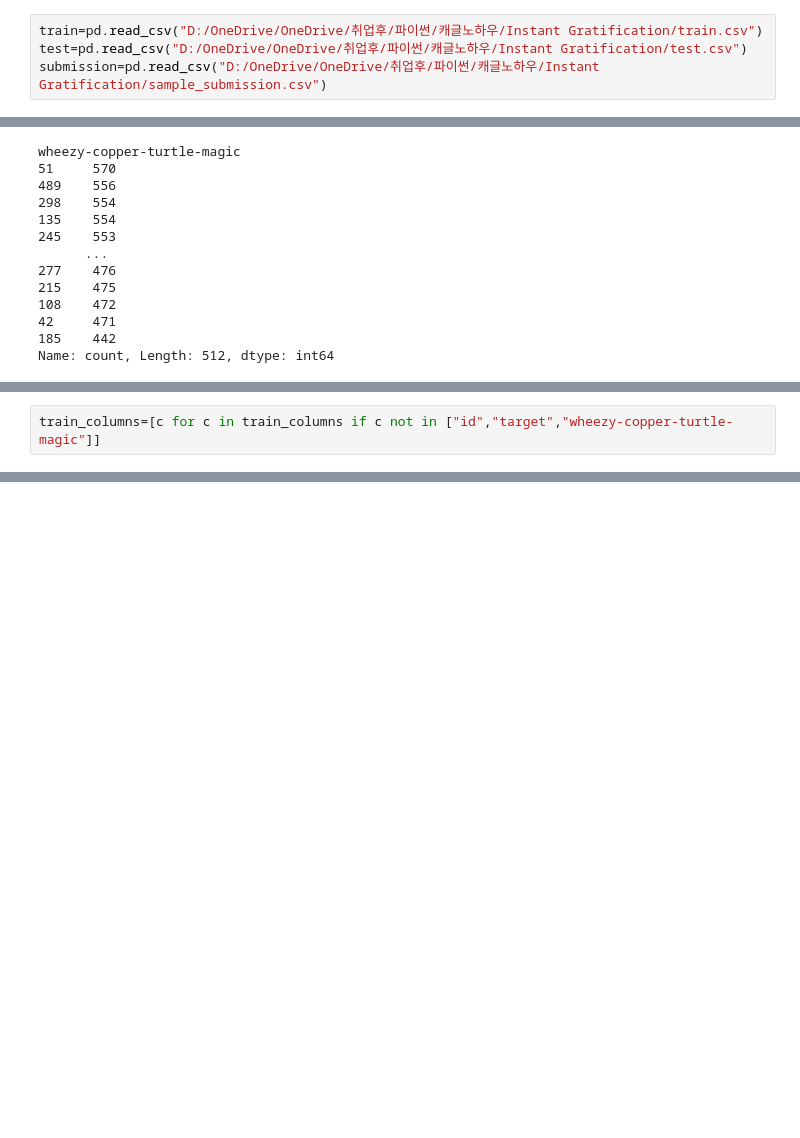
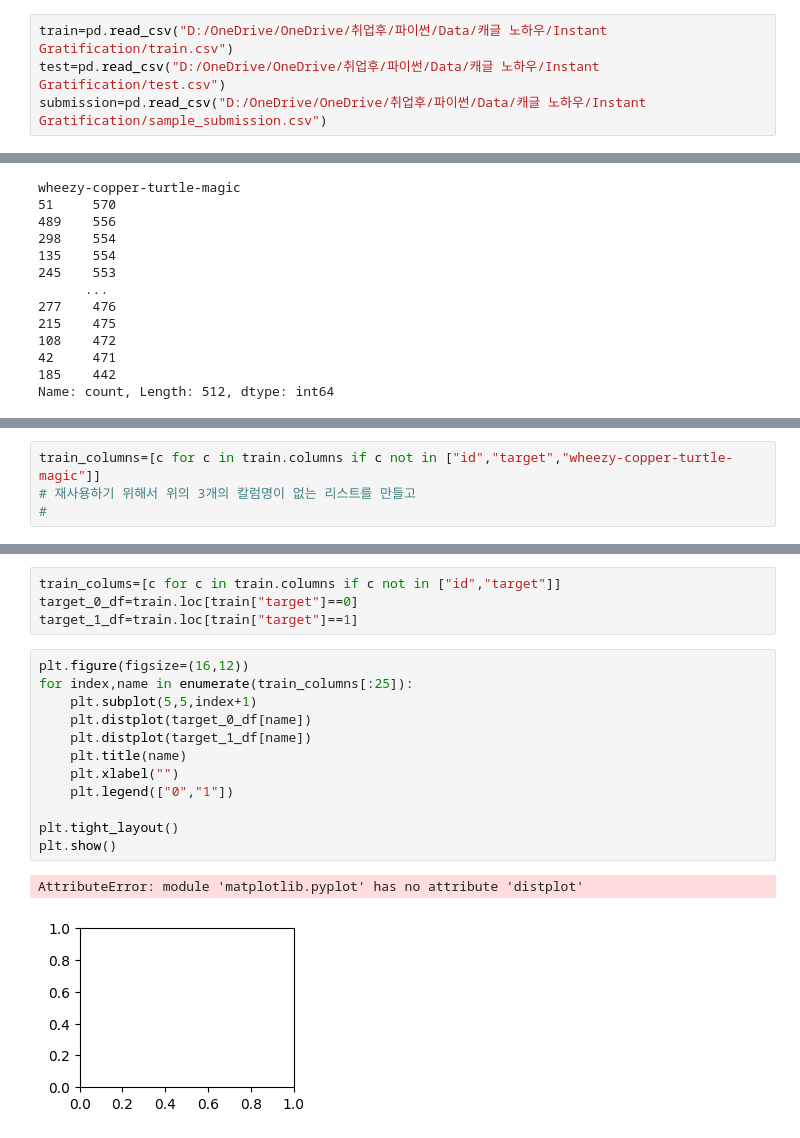
Before and after one commit to llss112/kaggle-know-how, a Jupyter notebook: Instanat Gratification.ipynb, the cells around one changed output, grey strips where cells are left out. Cells and saved outputs as stored; diff of their text form; blank space fills up the shorter version.

```diff
--- a/Instanat Gratification.ipynb
+++ b/Instanat Gratification.ipynb
@@ -5,6 +14,6 @@ import matplotlib.pyplot as plt
 import seaborn as sns
 import datetime
 # %%
-train=pd.read_csv("D:/OneDrive/OneDrive/취업후/파이썬/캐글노하우/Instant Gratification/train.csv")
-test=pd.read_csv("D:/OneDrive/OneDrive/취업후/파이썬/캐글노하우/Instant Gratification/test.csv")
-submission=pd.read_csv("D:/OneDrive/OneDrive/취업후/파이썬/캐글노하우/Instant Gratification/sample_submission.csv")
+train=pd.read_csv("D:/OneDrive/OneDrive/취업후/파이썬/Data/캐글 노하우/Instant Gratification/train.csv")
+test=pd.read_csv("D:/OneDrive/OneDrive/취업후/파이썬/Data/캐글 노하우/Instant Gratification/test.csv")
+submission=pd.read_csv("D:/OneDrive/OneDrive/취업후/파이썬/Data/캐글 노하우/Instant Gratification/sample_submission.csv")
@@ -117,4 +158,6 @@ print(train["wheezy-copper-turtle-magic"].value_counts().rename_axis("wheezy-cop
 
 [512 rows x 2 columns]
 # %%
-train_columns=[c for c in train_columns if c not in ["id","target","wheezy-copper-turtle-magic"]]
+train_columns=[c for c in train.columns if c not in ["id","target","wheezy-copper-turtle-magic"]]
+# 재사용하기 위해서 위의 3개의 칼럼명이 없는 리스트를 만들고
+#
@@ -122,0 +182,19 @@ train_columns=[c for c in train_columns if c not in ["id","target","wheezy-coppe
+# %%
+train_colums=[c for c in train.columns if c not in ["id","target"]]
+target_0_df=train.loc[train["target"]==0]
+target_1_df=train.loc[train["target"]==1]
+# %%
+plt.figure(figsize=(16,12))
+for index,name in enumerate(train_columns[:25]):
+    plt.subplot(5,5,index+1)
+    plt.distplot(target_0_df[name])
+    plt.distplot(target_1_df[name])
+    plt.title(name)
+    plt.xlabel("")
+    plt.legend(["0","1"])
+
+plt.tight_layout()
+plt.show()
+# %% [output]
+AttributeError: module 'matplotlib.pyplot' has no attribute 'distplot'
+[figure, added]
```
Also changed, not shown: parts of 25 cells of this notebook.
